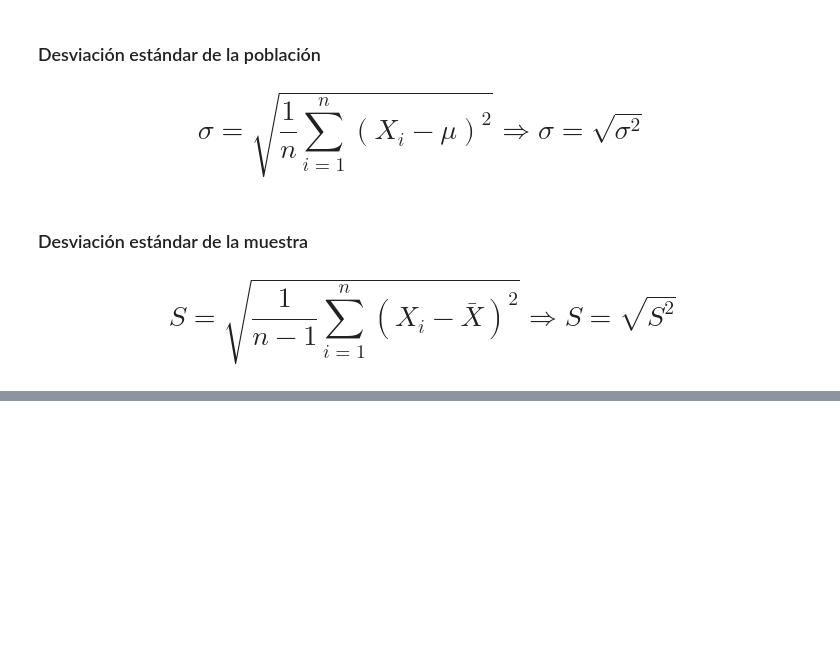
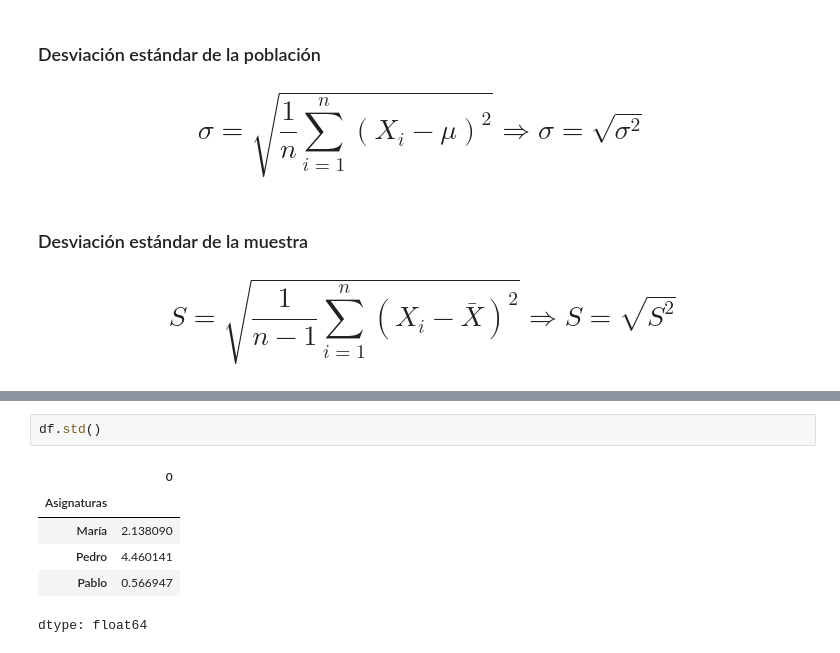
Before and after one commit to smringdesigns/Estadisticas_con_Python, a Jupyter notebook: Curso_de_Estadística_con_Python_1.ipynb, the cells around one changed output, grey strips where cells are left out. Cells and saved outputs as stored; diff of their text form; blank space fills up the shorter version.

```diff
--- a/Curso_de_Estadística_con_Python_1.ipynb
+++ b/Curso_de_Estadística_con_Python_1.ipynb
@@ -1271,0 +1309,9 @@ Una de las restricciones de la varianza es el hecho de que proporciona medidas c
+# %%
+df.std()
+# %% [output]
+|  | 0 |
+| Asignaturas |  |
+| María | 2.138090 |
+| Pedro | 4.460141 |
+| Pablo | 0.566947 |
+dtype: float64
```
Also changed, not shown: parts of 6 cells of this notebook.
